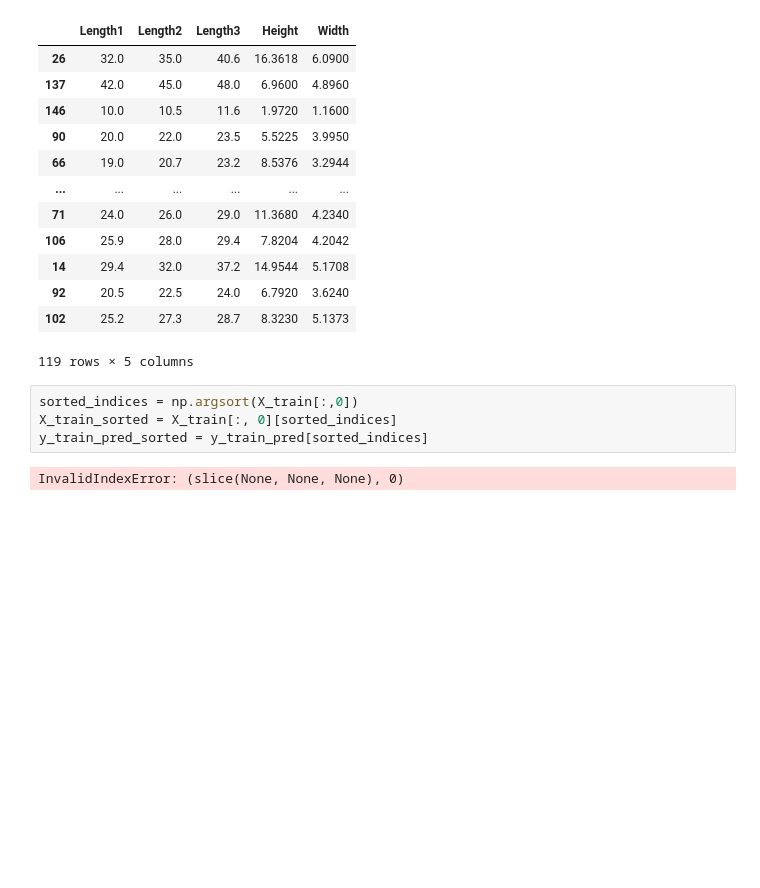
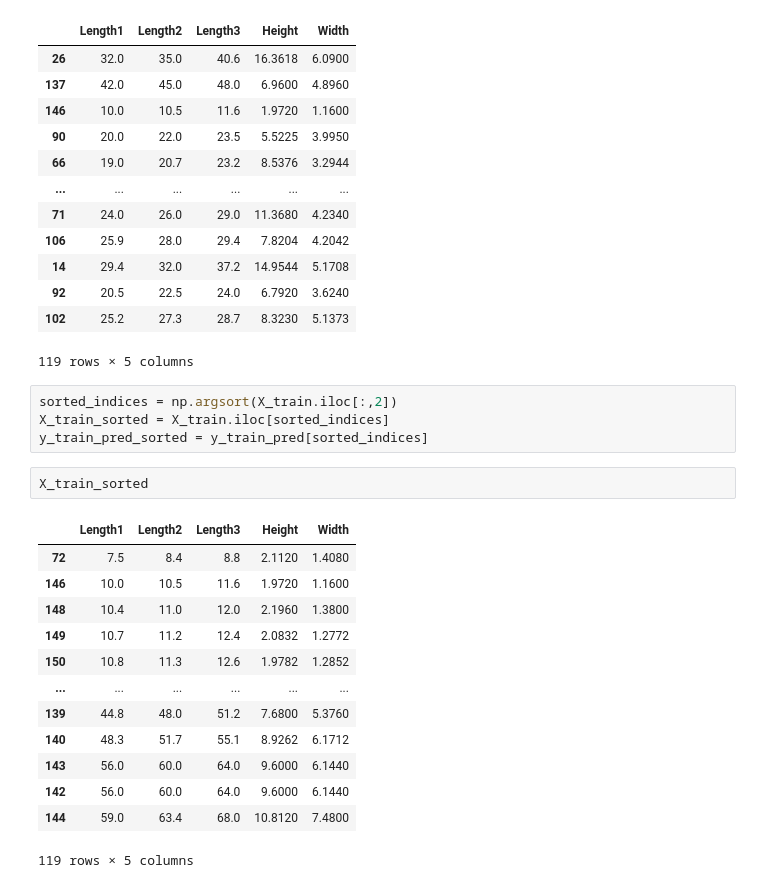
Before and after one commit to itssahilwhat/AI-Fundamentals, a Jupyter notebook: Linear Regression/Polynomial Linear Regression.ipynb, the cells around one changed output. Drawn from its saved outputs; the diff is of its cells as text; blank space fills up the shorter version.

```diff
--- a/Linear Regression/Polynomial Linear Regression.ipynb
+++ b/Linear Regression/Polynomial Linear Regression.ipynb
@@ -231,10 +235,24 @@ X_train
 | 102 | 25.2 | 27.3 | 28.7 | 8.3230 | 5.1373 |
 119 rows × 5 columns
 # %%
-sorted_indices = np.argsort(X_train[:,0])
-X_train_sorted = X_train[:, 0][sorted_indices]
+sorted_indices = np.argsort(X_train.iloc[:,2])
+X_train_sorted = X_train.iloc[sorted_indices]
 y_train_pred_sorted = y_train_pred[sorted_indices]
-# %% [output]
-InvalidIndexError: (slice(None, None, None), 0)
+# %%
+X_train_sorted
+# %% [output]
+|  | Length1 | Length2 | Length3 | Height | Width |
+| 72 | 7.5 | 8.4 | 8.8 | 2.1120 | 1.4080 |
+| 146 | 10.0 | 10.5 | 11.6 | 1.9720 | 1.1600 |
+| 148 | 10.4 | 11.0 | 12.0 | 2.1960 | 1.3800 |
+| 149 | 10.7 | 11.2 | 12.4 | 2.0832 | 1.2772 |
+| 150 | 10.8 | 11.3 | 12.6 | 1.9782 | 1.2852 |
+| ... | ... | ... | ... | ... | ... |
+| 139 | 44.8 | 48.0 | 51.2 | 7.6800 | 5.3760 |
+| 140 | 48.3 | 51.7 | 55.1 | 8.9262 | 6.1712 |
+| 143 | 56.0 | 60.0 | 64.0 | 9.6000 | 6.1440 |
+| 142 | 56.0 | 60.0 | 64.0 | 9.6000 | 6.1440 |
+| 144 | 59.0 | 63.4 | 68.0 | 10.8120 | 7.4800 |
+119 rows × 5 columns
 # %%
 plt.figure(figsize=(8, 6))
```
Also changed, not shown: parts of 3 cells of this notebook.
